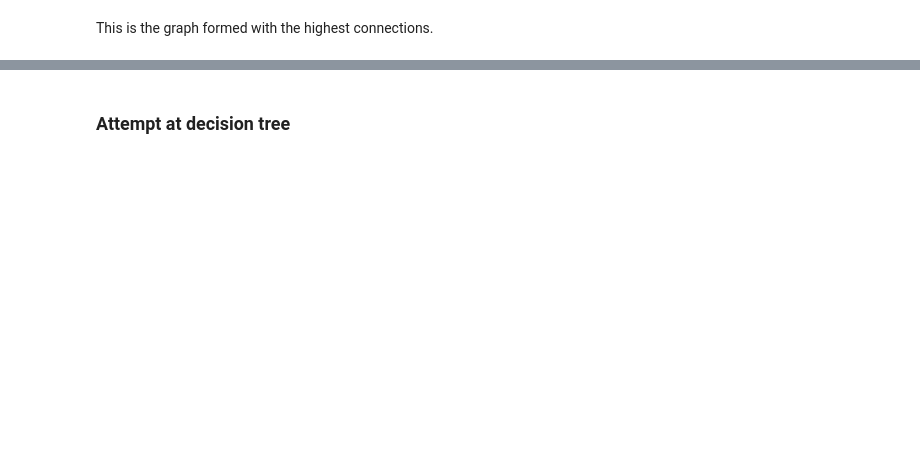
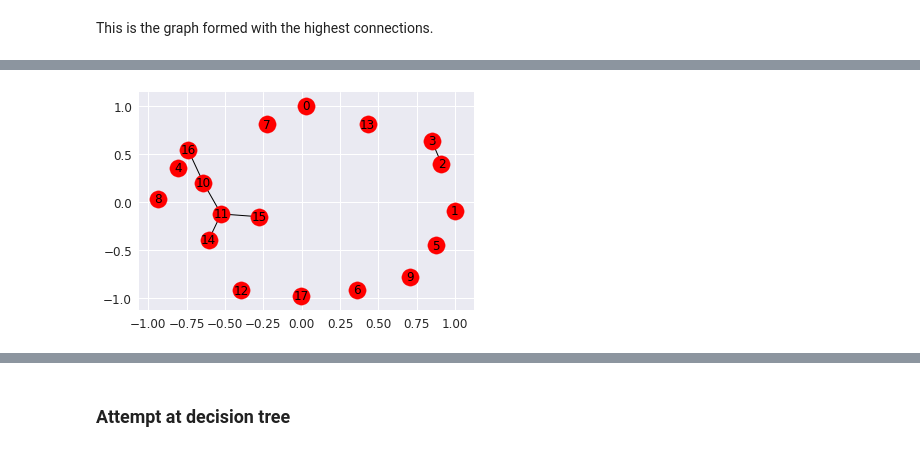
Before and after one commit to ada-food-recipes/food-recipes, a Jupyter notebook: Final_notebook.ipynb, the cells around one changed output, grey strips where cells are left out. Cells and saved outputs as stored; diff of their text form; code cells hidden in the pictures; blank space fills up the shorter version.

```diff
--- a/Final_notebook.ipynb
+++ b/Final_notebook.ipynb
@@ -903,0 +929,8 @@ This is the graph formed with the highest connections.
+# %%
+thresh = 0.97
+
+result = (corr > thresh)*(corr-thresh)/(1-thresh)
+A = nx.from_numpy_matrix(result)
+nx.draw_networkx(A)
+# %% [output]
+[figure, added]
```
Also changed, not shown: parts of 19 cells of this notebook.
